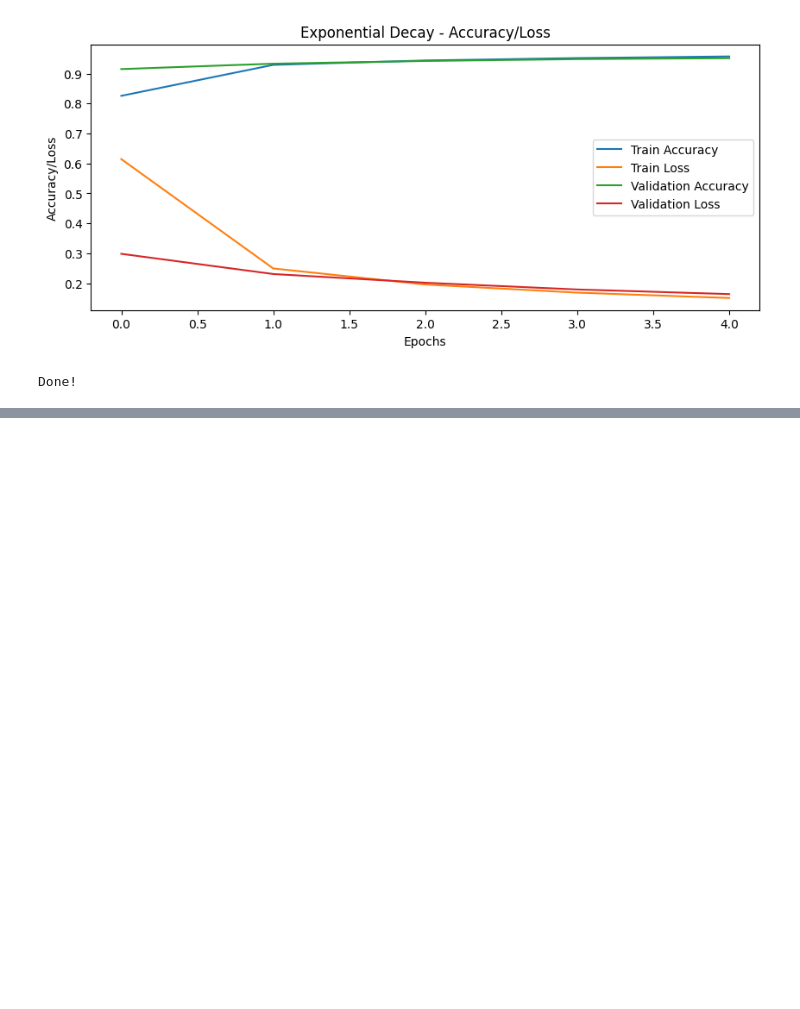
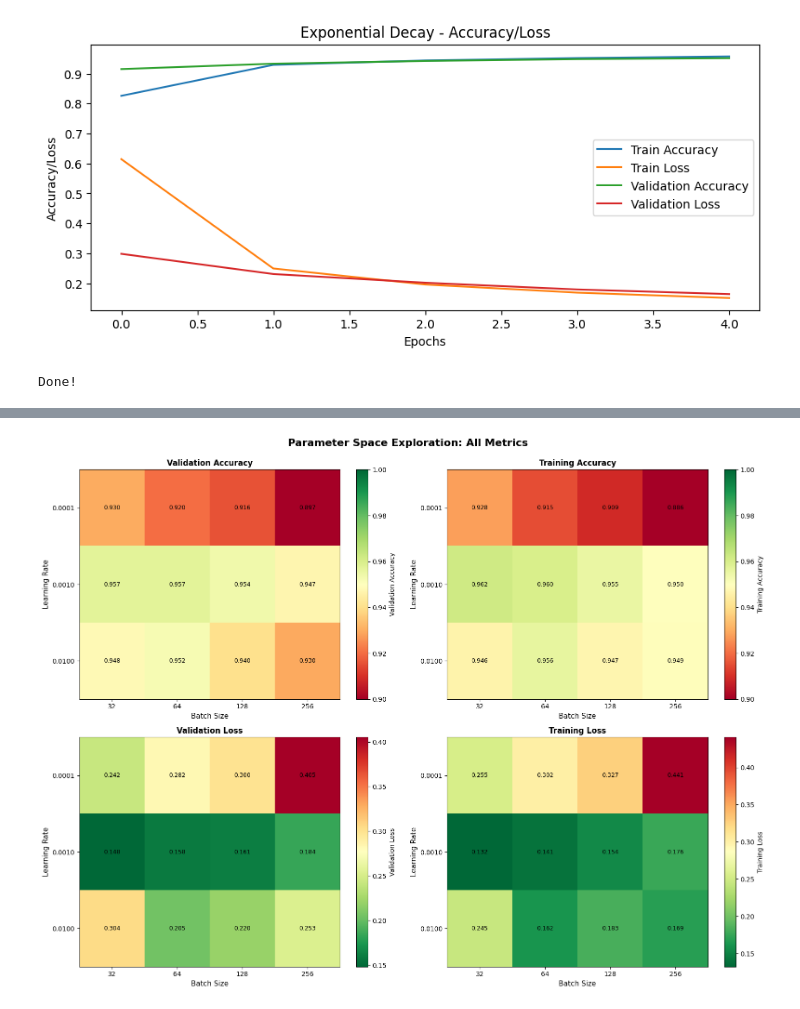
Before and after one commit to ramyeturi/DNN, a Jupyter notebook: main.ipynb, the cells around one changed output, grey strips where cells are left out. Drawn from its saved outputs; the diff is of its cells as text; code cells hidden in the pictures; blank space fills up the shorter version.

```diff
--- a/main.ipynb
+++ b/main.ipynb
@@ -1199,0 +1261,99 @@ Done!
+# %%
+# Create parameter space heatmaps
+import numpy as np
+
+# Prepare data for heatmaps
+batch_sizes_unique = sorted(list(set([r['batch_size'] for r in results_grid])))
+lr_unique = sorted(list(set([r['learning_rate'] for r in results_grid])))
+
+heatmap_val_acc = np.zeros((len(lr_unique), len(batch_sizes_unique)))
+heatmap_train_acc = np.zeros((len(lr_unique), len(batch_sizes_unique)))
+heatmap_val_loss = np.zeros((len(lr_unique), len(batch_sizes_unique)))
+heatmap_train_loss = np.zeros((len(lr_unique), len(batch_sizes_unique)))
+
+for result in results_grid:
+    i = lr_unique.index(result['learning_rate'])
+    j = batch_sizes_unique.index(result['batch_size'])
+    heatmap_val_acc[i, j] = result['val_acc']
+    heatmap_train_acc[i, j] = result['train_acc']
+    heatmap_val_loss[i, j] = result['val_loss']
+    heatmap_train_loss[i, j] = result['train_loss']
+
+# Create 2x2 subplot for all metrics
+fig, axes = plt.subplots(2, 2, figsize=(16, 12))
+
+# Plot 1: Validation Accuracy
+im1 = axes[0, 0].imshow(heatmap_val_acc, cmap='RdYlGn', aspect='auto', vmin=0.9, vmax=1.0)
+plt.colorbar(im1, ax=axes[0, 0], label='Validation Accuracy')
+axes[0, 0].set_xticks(range(len(batch_sizes_unique)))
+axes[0, 0].set_xticklabels(batch_sizes_unique)
+axes[0, 0].set_yticks(range(len(lr_unique)))
+axes[0, 0].set_yticklabels([f'{lr:.4f}' for lr in lr_unique])
+axes[0, 0].set_xlabel('Batch Size', fontsize=11)
+axes[0, 0].set_ylabel('Learning Rate', fontsize=11)
+axes[0, 0].set_title('Validation Accuracy', fontsize=12, fontweight='bold')
+for i in range(len(lr_unique)):
+    for j in range(len(batch_sizes_unique)):
+        axes[0, 0].text(j, i, f'{heatmap_val_acc[i, j]:.3f}',
+                       ha="center", va="center", color="black", fontsize=9)
+
+# Plot 2: Training Accuracy
+im2 = axes[0, 1].imshow(heatmap_train_acc, cmap='RdYlGn', aspect='auto', vmin=0.9, vmax=1.0)
+plt.colorbar(im2, ax=axes[0, 1], label='Training Accuracy')
+axes[0, 1].set_xticks(range(len(batch_sizes_unique)))
+axes[0, 1].set_xticklabels(batch_sizes_unique)
+axes[0, 1].set_yticks(range(len(lr_unique)))
+axes[0, 1].set_yticklabels([f'{lr:.4f}' for lr in lr_unique])
+axes[0, 1].set_xlabel('Batch Size', fontsize=11)
+axes[0, 1].set_ylabel('Learning Rate', fontsize=11)
+axes[0, 1].set_title('Training Accuracy', fontsize=12, fontweight='bold')
+for i in range(len(lr_unique)):
+    for j in range(len(batch_sizes_unique)):
+        axes[0, 1].text(j, i, f'{heatmap_train_acc[i, j]:.3f}',
+                       ha="center", va="center", color="black", fontsize=9)
+
+# Plot 3: Validation Loss
+im3 = axes[1, 0].imshow(heatmap_val_loss, cmap='RdYlGn_r', aspect='auto')
+plt.colorbar(im3, ax=axes[1, 0], label='Validation Loss')
+axes[1, 0].set_xticks(range(len(batch_sizes_unique)))
+axes[1, 0].set_xticklabels(batch_sizes_unique)
+axes[1, 0].set_yticks(range(len(lr_unique)))
+axes[1, 0].set_yticklabels([f'{lr:.4f}' for lr in lr_unique])
+axes[1, 0].set_xlabel('Batch Size', fontsize=11)
+axes[1, 0].set_ylabel('Learning Rate', fontsize=11)
+axes[1, 0].set_title('Validation Loss', fontsize=12, fontweight='bold')
+for i in range(len(lr_unique)):
+    for j in range(len(batch_sizes_unique)):
+        axes[1, 0].text(j, i, f'{heatmap_val_loss[i, j]:.3f}',
+                       ha="center", va="center", color="black", fontsize=9)
+
+# Plot 4: Training Loss
+im4 = axes[1, 1].imshow(heatmap_train_loss, cmap='RdYlGn_r', aspect='auto')
+plt.colorbar(im4, ax=axes[1, 1], label='Training Loss')
+axes[1, 1].set_xticks(range(len(batch_sizes_unique)))
+axes[1, 1].set_xticklabels(batch_sizes_unique)
+axes[1, 1].set_yticks(range(len(lr_unique)))
+axes[1, 1].set_yticklabels([f'{lr:.4f}' for lr in lr_unique])
+axes[1, 1].set_xlabel('Batch Size', fontsize=11)
+axes[1, 1].set_ylabel('Learning Rate', fontsize=11)
+axes[1, 1].set_title('Training Loss', fontsize=12, fontweight='bold')
+for i in range(len(lr_unique)):
+    for j in range(len(batch_sizes_unique)):
+        axes[1, 1].text(j, i, f'{heatmap_train_loss[i, j]:.3f}',
+                       ha="center", va="center", color="black", fontsize=9)
+
+plt.suptitle('Parameter Space Exploration: All Metrics', fontsize=16, fontweight='bold', y=0.995)
+plt.tight_layout()
+plt.show()
+
+# Find best parameters
+best_result = max(results_grid, key=lambda x: x['val_acc'])
+print(f"\nBest Parameters (by Validation Accuracy):")
+print(f"  Batch Size: {best_result['batch_size']}")
+print(f"  Learning Rate: {best_result['learning_rate']}")
+print(f"  Validation Accuracy: {best_result['val_acc']:.4f}")
+print(f"  Training Accuracy: {best_result['train_acc']:.4f}")
+print(f"  Validation Loss: {best_result['val_loss']:.4f}")
+print(f"  Training Loss: {best_result['train_loss']:.4f}")
+# %% [output]
+[figure, added]
```
Also changed, not shown: parts of 3 cells of this notebook.
